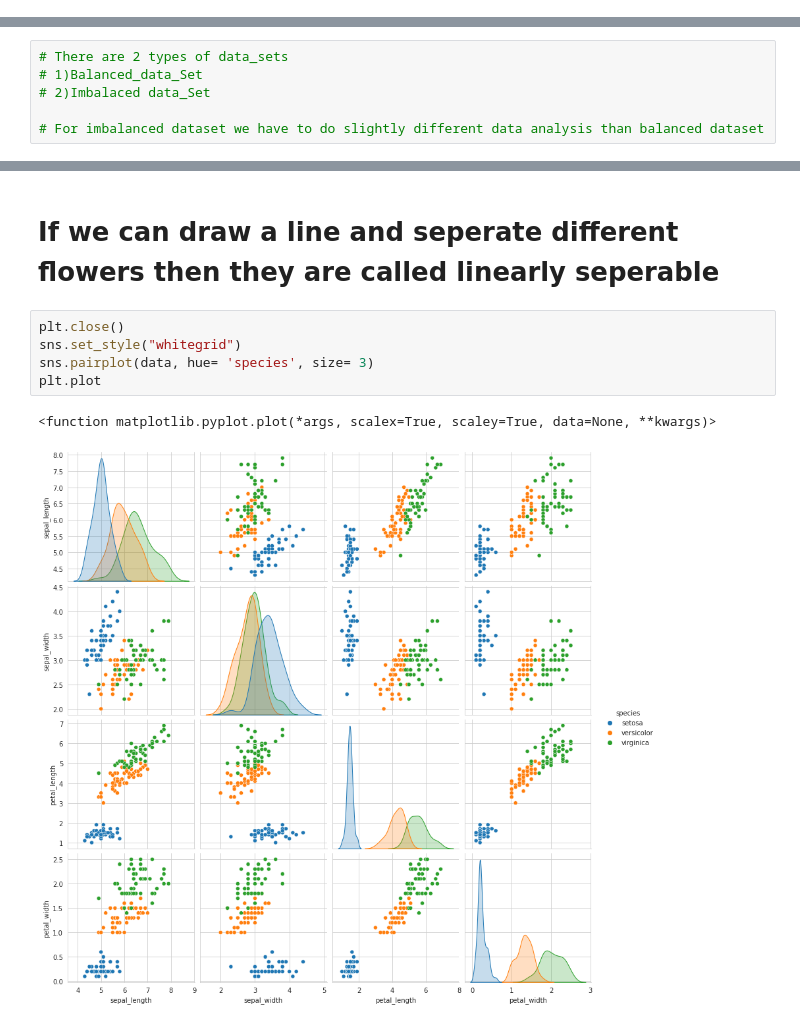
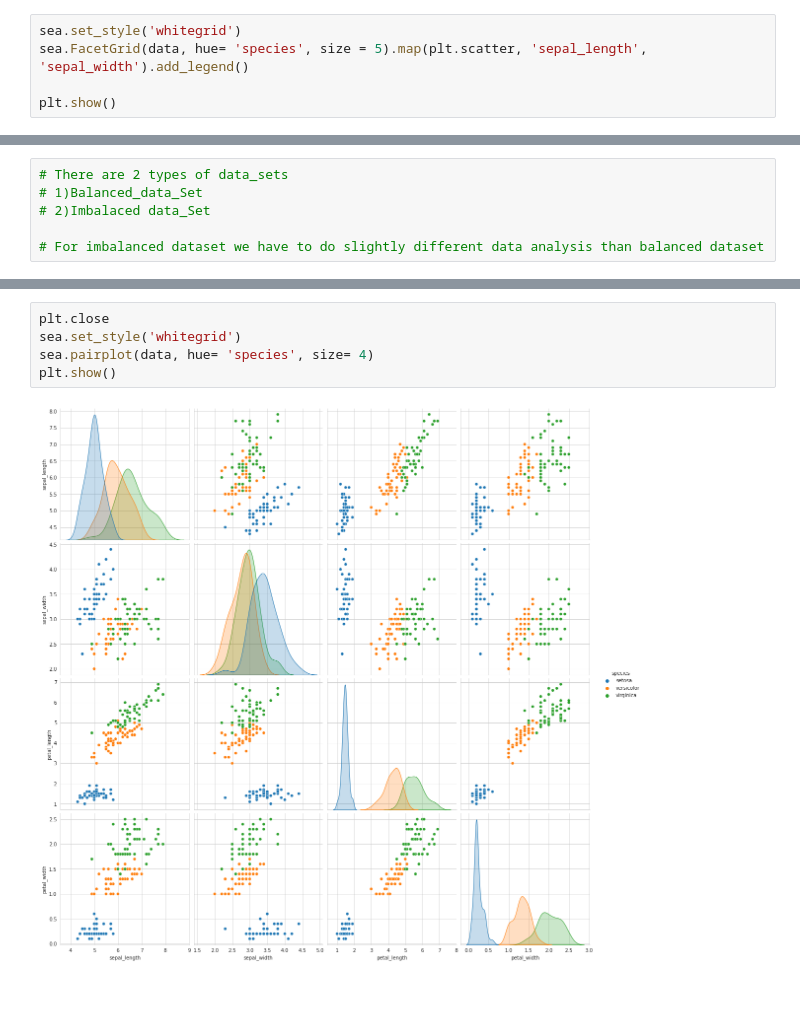
Before and after one commit to doggala-penchal/applied_ai_course, a Jupyter notebook: Module_2/11.1 Introduction to IRIS dataset and 2D scatter plot .ipynb, the cells around one changed output, grey strips where cells are left out. Cells and saved outputs as stored; diff of their text form; blank space fills up the shorter version.

```diff
--- a/Module_2/11.1 Introduction to IRIS dataset and 2D scatter plot .ipynb
+++ b/Module_2/11.1 Introduction to IRIS dataset and 2D scatter plot .ipynb
@@ -48,0 +59,5 @@ Name: species, dtype: int64
+# %%
+sea.set_style('whitegrid')
+sea.FacetGrid(data, hue= 'species', size = 5).map(plt.scatter, 'sepal_length', 'sepal_width').add_legend()
+
+plt.show()
@@ -66,10 +72,7 @@ plt.show()
-# %% [markdown]
-# If we can draw a line and seperate different flowers then they are called linearly seperable
 # %%
-plt.close()
-sns.set_style("whitegrid")
-sns.pairplot(data, hue= 'species', size= 3)
-plt.plot
+plt.close
+sea.set_style('whitegrid')
+sea.pairplot(data, hue= 'species', size= 4)
+plt.show()
 # %% [output]
-<function matplotlib.pyplot.plot(*args, scalex=True, scaley=True, data=None, **kwargs)>
-[figure, old version]
+[figure, new version]
```
Also changed, not shown: parts of 24 cells of this notebook, 2 other files.
